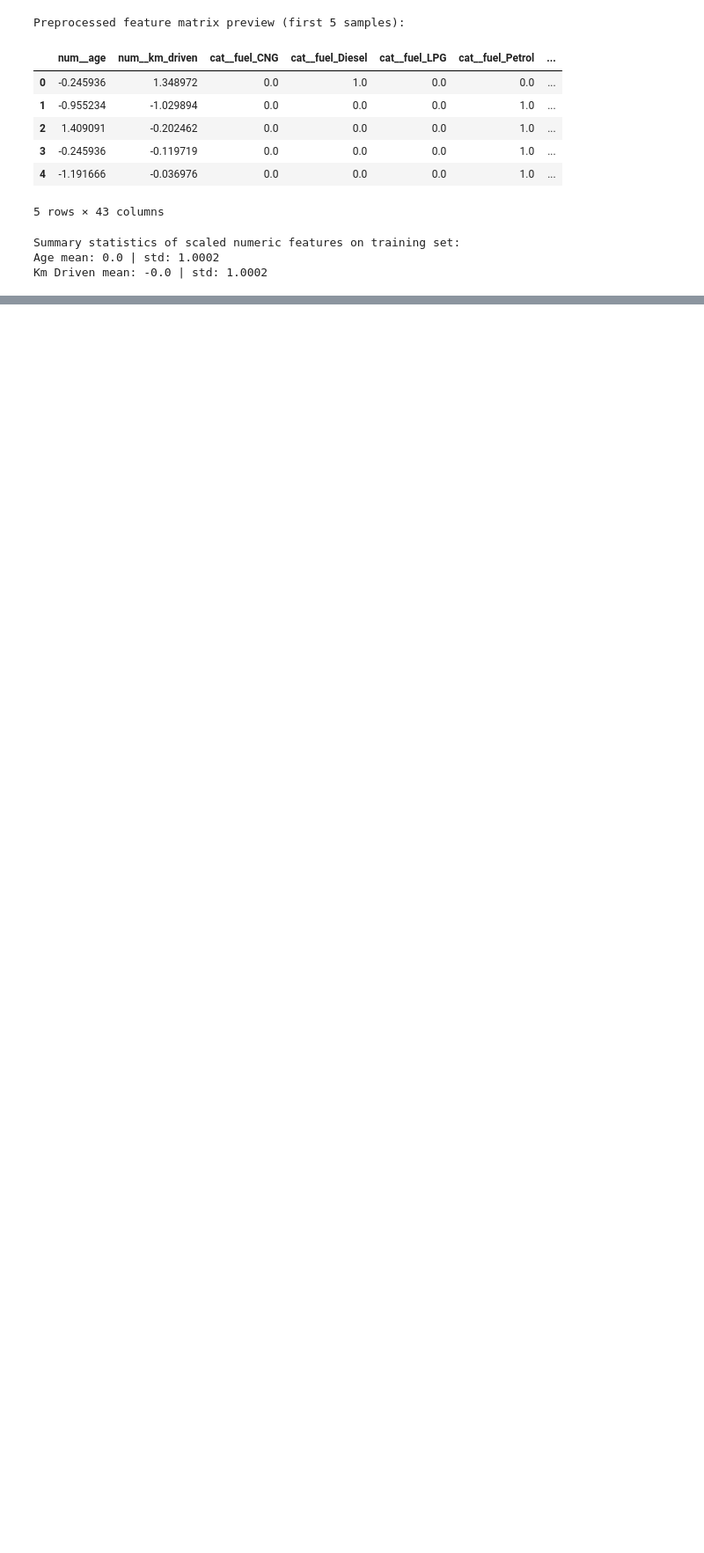
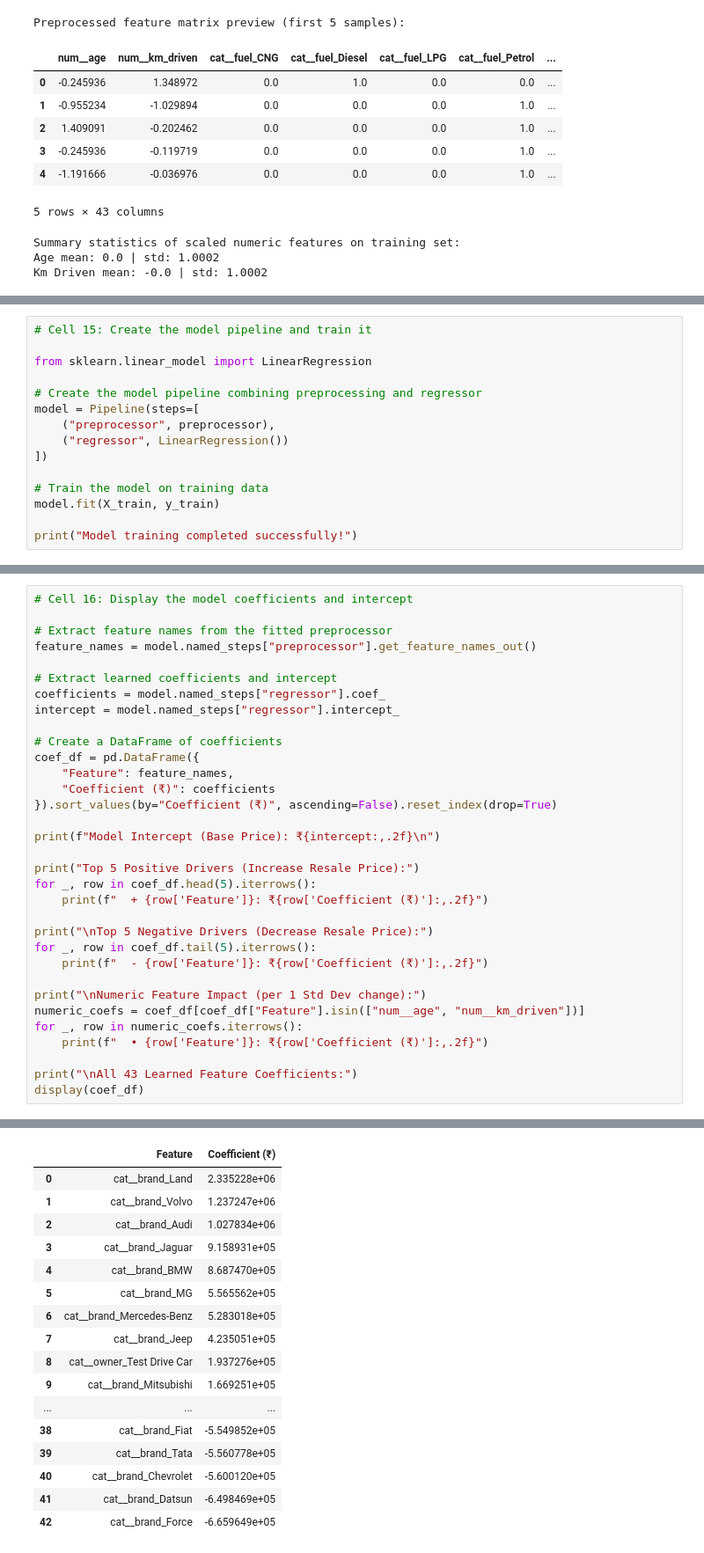
Before and after one commit to 2026aib1001-AI/ai101-mini-project, a Jupyter notebook: Used_Car_Price_Prediction.ipynb, the cells around one changed output, grey strips where cells are left out. Shown at 88% size. Cells and saved outputs as stored; diff of their text form; blank space fills up the shorter version.

Commit message:
Implement Linear Regression model training and coefficient inspection

```diff
--- a/Used_Car_Price_Prediction.ipynb
+++ b/Used_Car_Price_Prediction.ipynb
@@ -468,0 +476,15 @@ Km Driven mean: -0.0 | std: 1.0002
+# %%
+# Cell 15: Create the model pipeline and train it
+
+from sklearn.linear_model import LinearRegression
+
+# Create the model pipeline combining preprocessing and regressor
+model = Pipeline(steps=[
+    ("preprocessor", preprocessor),
+    ("regressor", LinearRegression())
+])
+
+# Train the model on training data
+model.fit(X_train, y_train)
+
+print("Model training completed successfully!")
@@ -468,0 +499,34 @@ Km Driven mean: -0.0 | std: 1.0002
+# %%
+# Cell 16: Display the model coefficients and intercept
+
+# Extract feature names from the fitted preprocessor
+feature_names = model.named_steps["preprocessor"].get_feature_names_out()
+
+# Extract learned coefficients and intercept
+coefficients = model.named_steps["regressor"].coef_
+intercept = model.named_steps["regressor"].intercept_
+
+# Create a DataFrame of coefficients
+coef_df = pd.DataFrame({
+    "Feature": feature_names,
+    "Coefficient (₹)": coefficients
+}).sort_values(by="Coefficient (₹)", ascending=False).reset_index(drop=True)
+
+print(f"Model Intercept (Base Price): ₹{intercept:,.2f}\n")
+
+print("Top 5 Positive Drivers (Increase Resale Price):")
+for _, row in coef_df.head(5).iterrows():
+    print(f"  + {row['Feature']}: ₹{row['Coefficient (₹)']:,.2f}")
+
+print("\nTop 5 Negative Drivers (Decrease Resale Price):")
+for _, row in coef_df.tail(5).iterrows():
+    print(f"  - {row['Feature']}: ₹{row['Coefficient (₹)']:,.2f}")
+
+print("\nNumeric Feature Impact (per 1 Std Dev change):")
+numeric_coefs = coef_df[coef_df["Feature"].isin(["num__age", "num__km_driven"])]
+for _, row in numeric_coefs.iterrows():
+    print(f"  • {row['Feature']}: ₹{row['Coefficient (₹)']:,.2f}")
+
+print("\nAll 43 Learned Feature Coefficients:")
+display(coef_df)
+# %% [output]
@@ -468,0 +550,17 @@ Km Driven mean: -0.0 | std: 1.0002
+|  | Feature | Coefficient (₹) |
+| 0 | cat__brand_Land | 2.335228e+06 |
+| 1 | cat__brand_Volvo | 1.237247e+06 |
+| 2 | cat__brand_Audi | 1.027834e+06 |
+| 3 | cat__brand_Jaguar | 9.158931e+05 |
+| 4 | cat__brand_BMW | 8.687470e+05 |
+| 5 | cat__brand_MG | 5.565562e+05 |
+| 6 | cat__brand_Mercedes-Benz | 5.283018e+05 |
+| 7 | cat__brand_Jeep | 4.235051e+05 |
+| 8 | cat__owner_Test Drive Car | 1.937276e+05 |
+| 9 | cat__brand_Mitsubishi | 1.669251e+05 |
+| ... | ... | ... |
+| 38 | cat__brand_Fiat | -5.549852e+05 |
+| 39 | cat__brand_Tata | -5.560778e+05 |
+| 40 | cat__brand_Chevrolet | -5.600120e+05 |
+| 41 | cat__brand_Datsun | -6.498469e+05 |
+| 42 | cat__brand_Force | -6.659649e+05 |
```
Also changed, not shown: parts of 5 cells of this notebook.
